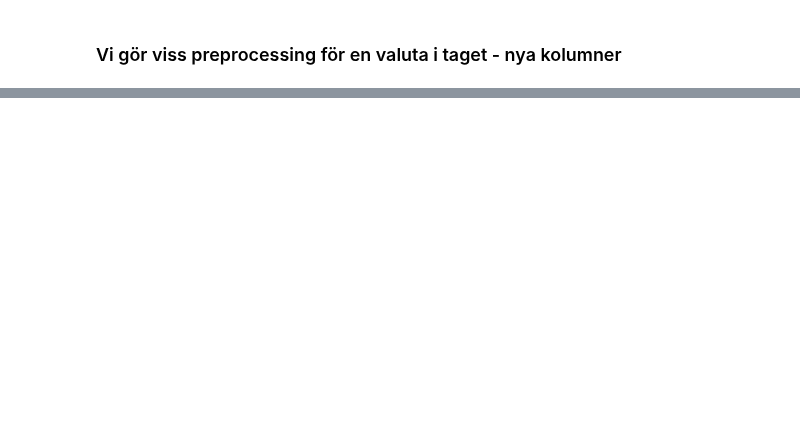
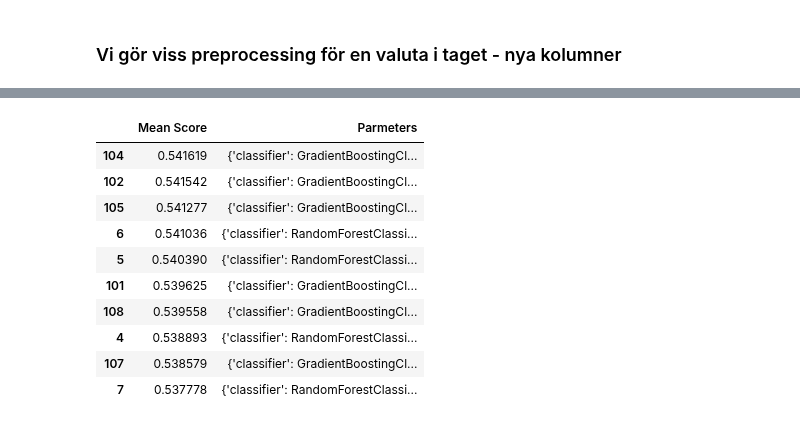
Before and after one commit to carokanns/the_new_Krypto, a Jupyter notebook: my_testa_modeller.ipynb, the cells around one changed output, grey strips where cells are left out. Drawn from its saved outputs; the diff is of its cells as text; code cells hidden in the pictures; blank space fills up the shorter version.

```diff
--- a/my_testa_modeller.ipynb
+++ b/my_testa_modeller.ipynb
@@ -545,3 +598,24 @@ df_res1.to_csv('GridSearchResults1.csv', index=False)
+# %%
+
+#Capture all data into a Data Frame
+df_res1 = pd.DataFrame(list(zip(means, params_summary)),
+                  columns=['Mean Score', 'Parmeters']).sort_values(by=['Mean Score'], ascending=False)
+# %%
+# df_res1 = pd.concat([df_res1, pd.read_csv('GridSearchResults1.csv')])
+df_res1.to_csv('GridSearchResults1.csv', index=False)
+df_res1.sort_values(by='Mean Score', ascending=False).head(10)
+# %% [output]
+|  | Mean Score | Parmeters |
+| 104 | 0.541619 | {'classifier': GradientBoostingCl... |
+| 102 | 0.541542 | {'classifier': GradientBoostingCl... |
+| 105 | 0.541277 | {'classifier': GradientBoostingCl... |
+| 6 | 0.541036 | {'classifier': RandomForestClassi... |
+| 5 | 0.540390 | {'classifier': RandomForestClassi... |
+| 101 | 0.539625 | {'classifier': GradientBoostingCl... |
+| 108 | 0.539558 | {'classifier': GradientBoostingCl... |
+| 4 | 0.538893 | {'classifier': RandomForestClassi... |
+| 107 | 0.538579 | {'classifier': GradientBoostingCl... |
+| 7 | 0.537778 | {'classifier': RandomForestClassi... |
 # %%
 df_res1 = pd.read_csv('GridSearchResults1.csv').sort_values(
     by='Mean Score', ascending=False)
```
Also changed, not shown: parts of 32 cells of this notebook, 5 other files.
